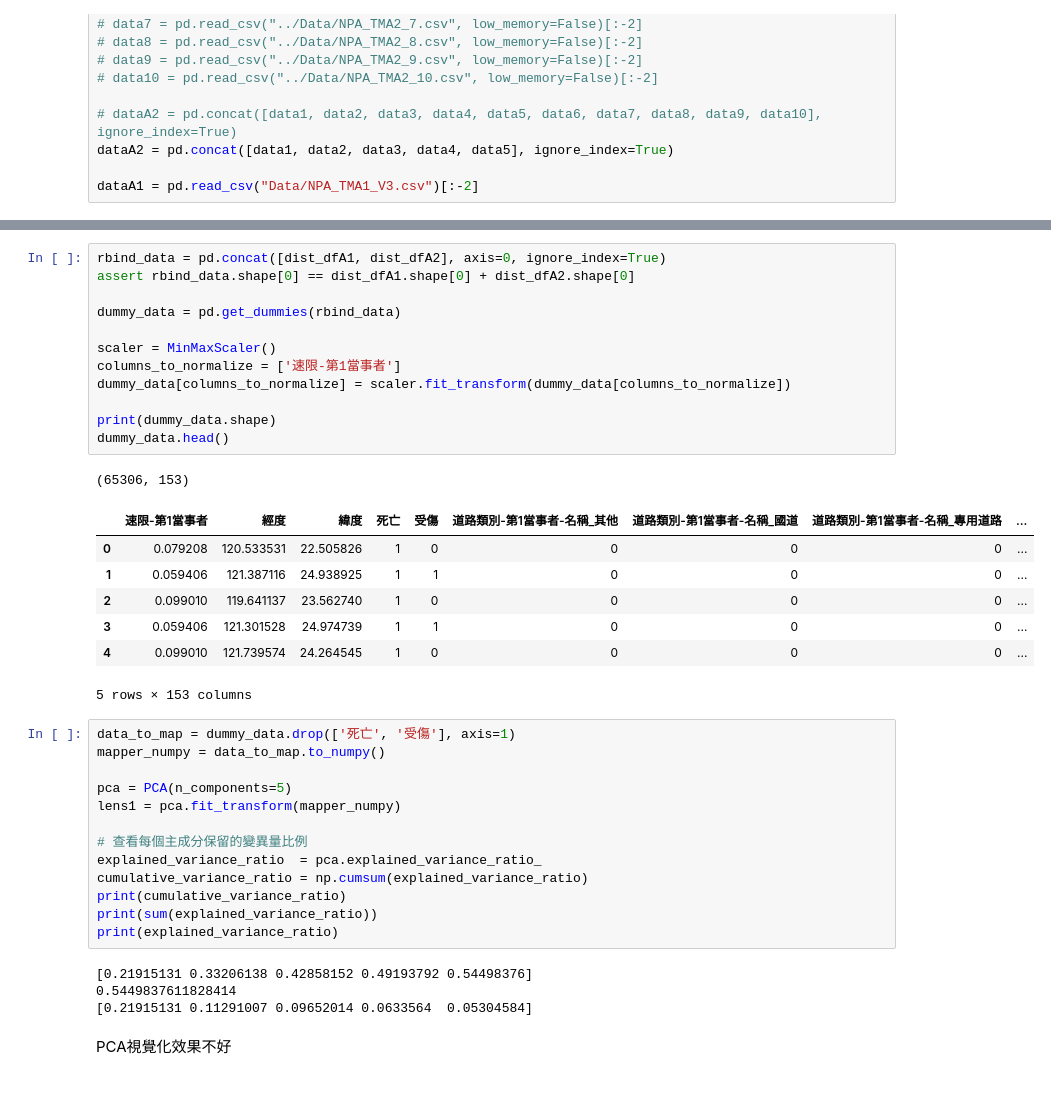
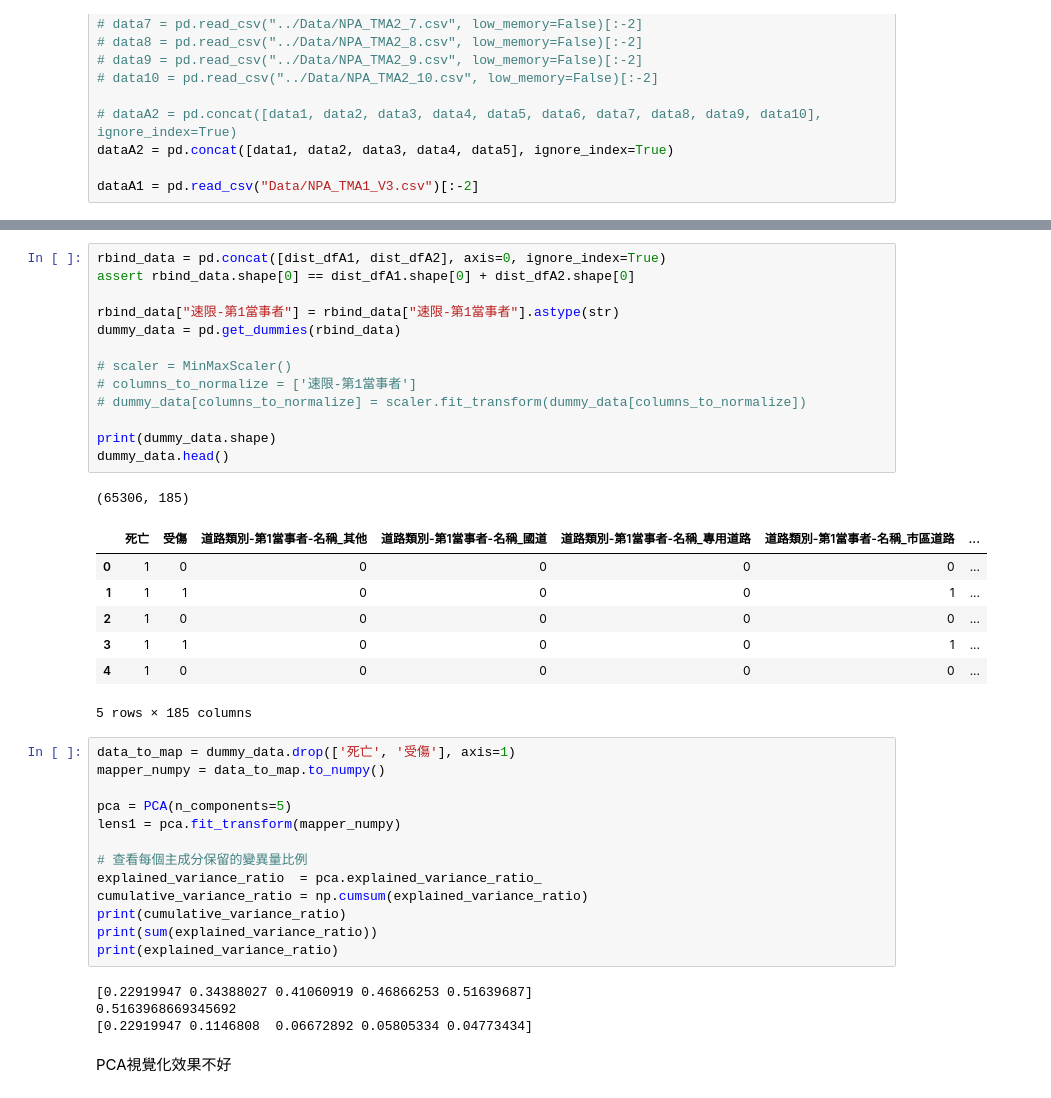
Before and after one commit to kennywang112/TrafficTDApython, a Jupyter notebook: Version3/道路分析_dummy.ipynb, the cells around one changed output, grey strips where cells are left out. Drawn from its saved outputs; the diff is of its cells as text.

```diff
--- a/Version3/道路分析_dummy.ipynb
+++ b/Version3/道路分析_dummy.ipynb
@@ -110,24 +125,25 @@ dist_dfA1.head()
 # %%
 rbind_data = pd.concat([dist_dfA1, dist_dfA2], axis=0, ignore_index=True)
 assert rbind_data.shape[0] == dist_dfA1.shape[0] + dist_dfA2.shape[0]
 
+rbind_data["速限-第1當事者"] = rbind_data["速限-第1當事者"].astype(str)
 dummy_data = pd.get_dummies(rbind_data)
 
-scaler = MinMaxScaler()
-columns_to_normalize = ['速限-第1當事者']
-dummy_data[columns_to_normalize] = scaler.fit_transform(dummy_data[columns_to_normalize])
+# scaler = MinMaxScaler()
+# columns_to_normalize = ['速限-第1當事者']
+# dummy_data[columns_to_normalize] = scaler.fit_transform(dummy_data[columns_to_normalize])
 
 print(dummy_data.shape)
 dummy_data.head()
 # %% [output]
-(65306, 153)
+(65306, 185)
-|  | 速限-第1當事者 | 經度 | 緯度 | 死亡 | 受傷 | 道路類別-第1當事者-名稱_其他 | 道路類別-第1當事者-名稱_國道 | 道路類別-第1當事者-名稱_專用道路 | ... |
-| 0 | 0.079208 | 120.533531 | 22.505826 | 1 | 0 | 0 | 0 | 0 | ... |
-| 1 | 0.059406 | 121.387116 | 24.938925 | 1 | 1 | 0 | 0 | 0 | ... |
-| 2 | 0.099010 | 119.641137 | 23.562740 | 1 | 0 | 0 | 0 | 0 | ... |
-| 3 | 0.059406 | 121.301528 | 24.974739 | 1 | 1 | 0 | 0 | 0 | ... |
-| 4 | 0.099010 | 121.739574 | 24.264545 | 1 | 0 | 0 | 0 | 0 | ... |
+|  | 死亡 | 受傷 | 道路類別-第1當事者-名稱_其他 | 道路類別-第1當事者-名稱_國道 | 道路類別-第1當事者-名稱_專用道路 | 道路類別-第1當事者-名稱_市區道路 | ... |
+| 0 | 1 | 0 | 0 | 0 | 0 | 0 | ... |
+| 1 | 1 | 1 | 0 | 0 | 0 | 1 | ... |
+| 2 | 1 | 0 | 0 | 0 | 0 | 0 | ... |
+| 3 | 1 | 1 | 0 | 0 | 0 | 1 | ... |
+| 4 | 1 | 0 | 0 | 0 | 0 | 0 | ... |
-5 rows × 153 columns
+5 rows × 185 columns
 # %%
 data_to_map = dummy_data.drop(['死亡', '受傷'], axis=1)
 mapper_numpy = data_to_map.to_numpy()
@@ -142,9 +158,9 @@ print(cumulative_variance_ratio)
 print(sum(explained_variance_ratio))
 print(explained_variance_ratio)
 # %% [output]
-[0.21915131 0.33206138 0.42858152 0.49193792 0.54498376]
-0.5449837611828414
-[0.21915131 0.11291007 0.09652014 0.0633564  0.05304584]
+[0.22919947 0.34388027 0.41060919 0.46866253 0.51639687]
+0.5163968669345692
+[0.22919947 0.1146808  0.06672892 0.05805334 0.04773434]
 # %% [markdown]
 PCA視覺化效果不好
 # %%
```
Also changed, not shown: parts of 13 cells of this notebook, 1 other file.
